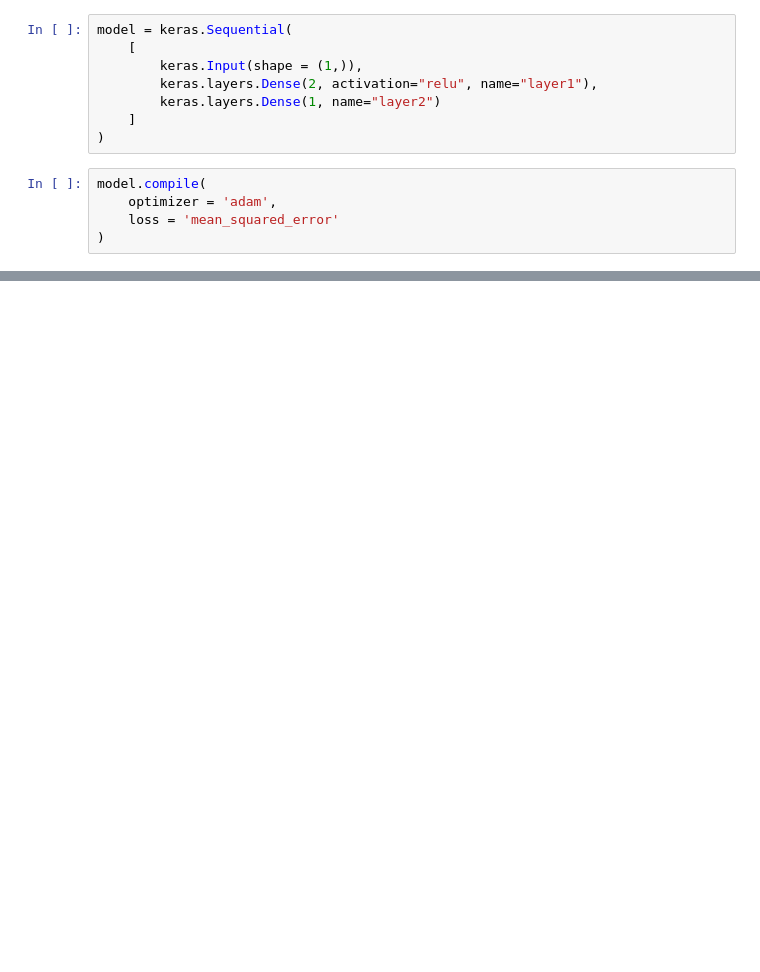
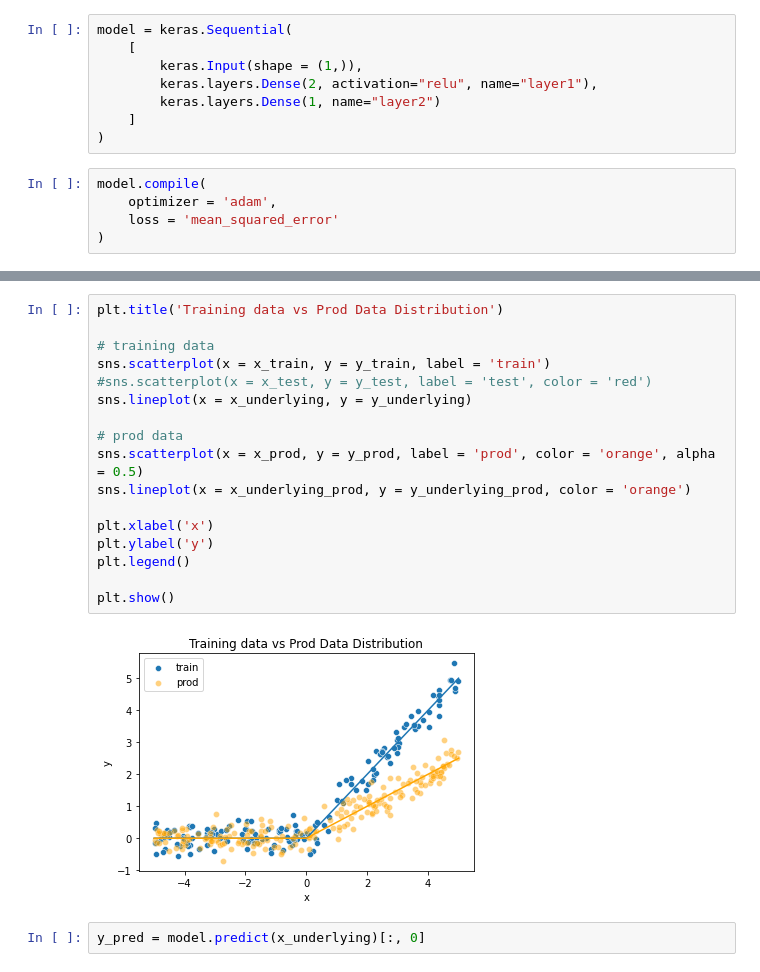
Before and after one commit to joearedmond/dist-shift, a Jupyter notebook: concept/concept.ipynb, the cells around one changed output, grey strips where cells are left out. Saved outputs shown, nothing was run; the diff lists cells and outputs as text; blank space fills up the shorter version.

```diff
--- a/concept/concept.ipynb
+++ b/concept/concept.ipynb
@@ -99,0 +86,21 @@ model.evaluate(x = x_prod, y = y_prod) # prod MSE
+# %%
+plt.title('Training data vs Prod Data Distribution')
+
+# training data
+sns.scatterplot(x = x_train, y = y_train, label = 'train')
+#sns.scatterplot(x = x_test, y = y_test, label = 'test', color = 'red')
+sns.lineplot(x = x_underlying, y = y_underlying)
+
+# prod data
+sns.scatterplot(x = x_prod, y = y_prod, label = 'prod', color = 'orange', alpha = 0.5)
+sns.lineplot(x = x_underlying_prod, y = y_underlying_prod, color = 'orange')
+
+plt.xlabel('x')
+plt.ylabel('y')
+plt.legend()
+
+plt.show()
+# %% [output]
+[figure, new version]
+# %%
+y_pred = model.predict(x_underlying)[:, 0]
```
Also changed, not shown: parts of 21 cells of this notebook.
